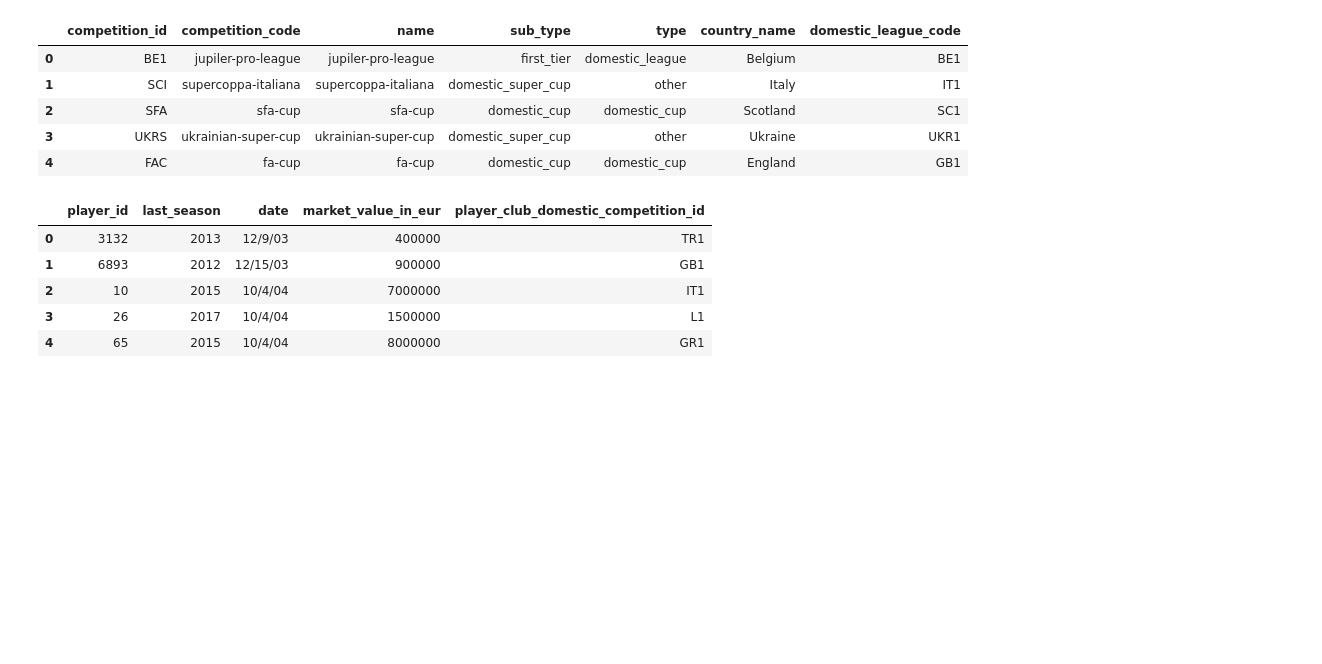
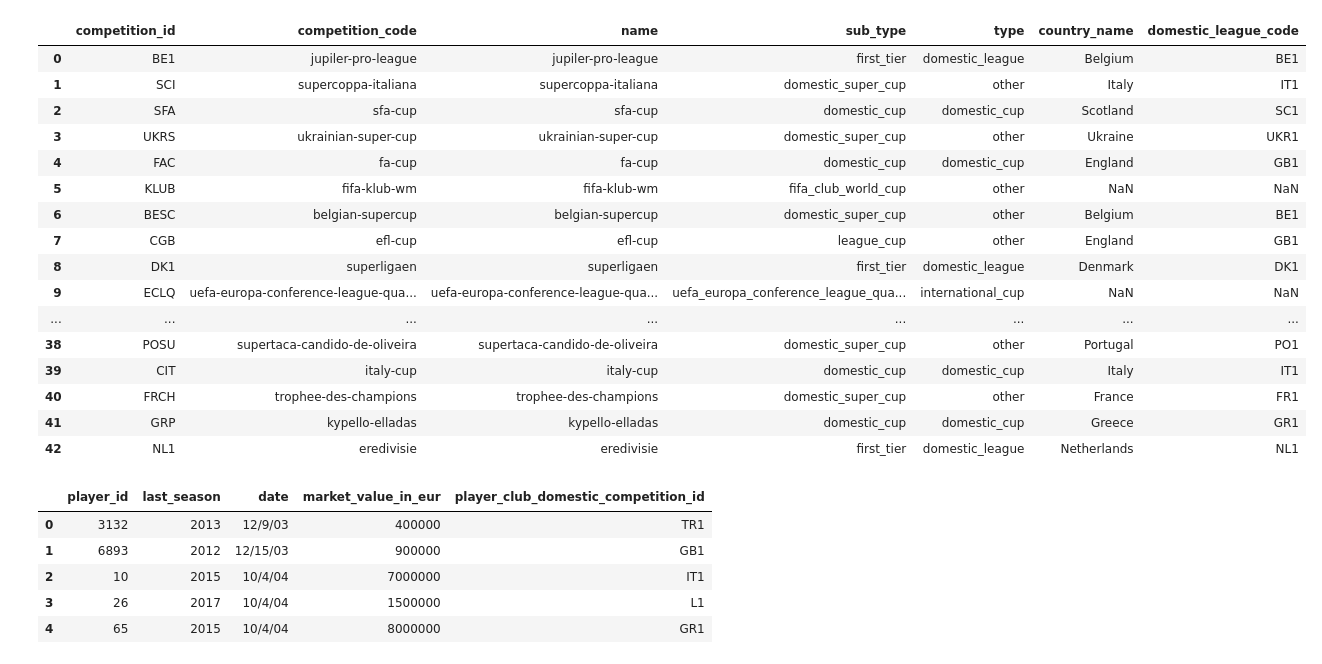
Before and after one commit to gradaelli7/European-Soccer-Trade-Machine, a Jupyter notebook: player_valuations_preprocess.ipynb, the cells around one changed output. Saved outputs shown, nothing was run; the diff lists cells and outputs as text; code cells hidden in the pictures; blank space fills up the shorter version.

```diff
--- a/player_valuations_preprocess.ipynb
+++ b/player_valuations_preprocess.ipynb
@@ -3,13 +13,24 @@ import pandas as pd
 # %%
 comp = pd.read_csv('competitions.csv')
-comp.head()
+comp
 # %% [output]
 |  | competition_id | competition_code | name | sub_type | type | country_name | domestic_league_code |
 | 0 | BE1 | jupiler-pro-league | jupiler-pro-league | first_tier | domestic_league | Belgium | BE1 |
 | 1 | SCI | supercoppa-italiana | supercoppa-italiana | domestic_super_cup | other | Italy | IT1 |
 | 2 | SFA | sfa-cup | sfa-cup | domestic_cup | domestic_cup | Scotland | SC1 |
 | 3 | UKRS | ukrainian-super-cup | ukrainian-super-cup | domestic_super_cup | other | Ukraine | UKR1 |
 | 4 | FAC | fa-cup | fa-cup | domestic_cup | domestic_cup | England | GB1 |
+| 5 | KLUB | fifa-klub-wm | fifa-klub-wm | fifa_club_world_cup | other | NaN | NaN |
+| 6 | BESC | belgian-supercup | belgian-supercup | domestic_super_cup | other | Belgium | BE1 |
+| 7 | CGB | efl-cup | efl-cup | league_cup | other | England | GB1 |
+| 8 | DK1 | superligaen | superligaen | first_tier | domestic_league | Denmark | DK1 |
+| 9 | ECLQ | uefa-europa-conference-league-qua... | uefa-europa-conference-league-qua... | uefa_europa_conference_league_qua... | international_cup | NaN | NaN |
+| ... | ... | ... | ... | ... | ... | ... | ... |
+| 38 | POSU | supertaca-candido-de-oliveira | supertaca-candido-de-oliveira | domestic_super_cup | other | Portugal | PO1 |
+| 39 | CIT | italy-cup | italy-cup | domestic_cup | domestic_cup | Italy | IT1 |
+| 40 | FRCH | trophee-des-champions | trophee-des-champions | domestic_super_cup | other | France | FR1 |
+| 41 | GRP | kypello-elladas | kypello-elladas | domestic_cup | domestic_cup | Greece | GR1 |
+| 42 | NL1 | eredivisie | eredivisie | first_tier | domestic_league | Netherlands | NL1 |
 # %%
 pv = pd.read_csv('player_valuations.csv').drop(['dateweek','datetime','current_club_id',
                                             'n'], axis=1)
```
Also changed, not shown: parts of 6 cells of this notebook, 1 other file.
